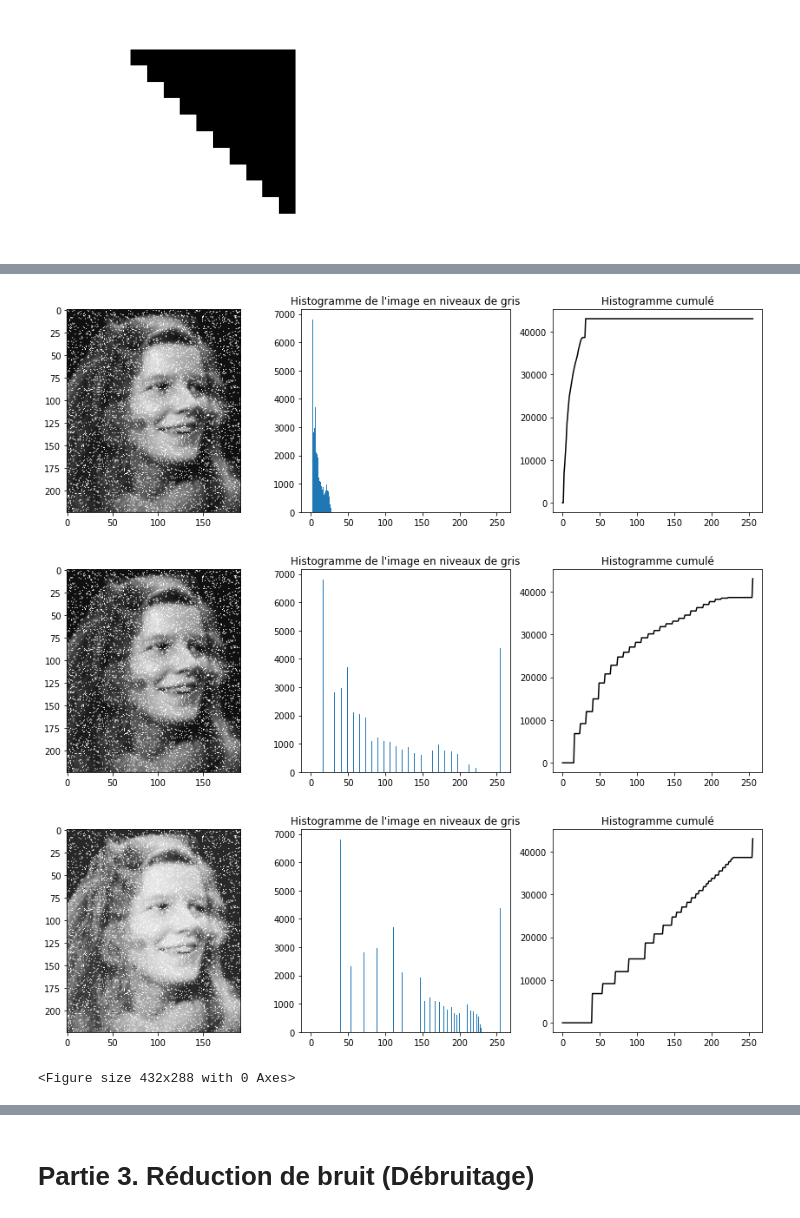
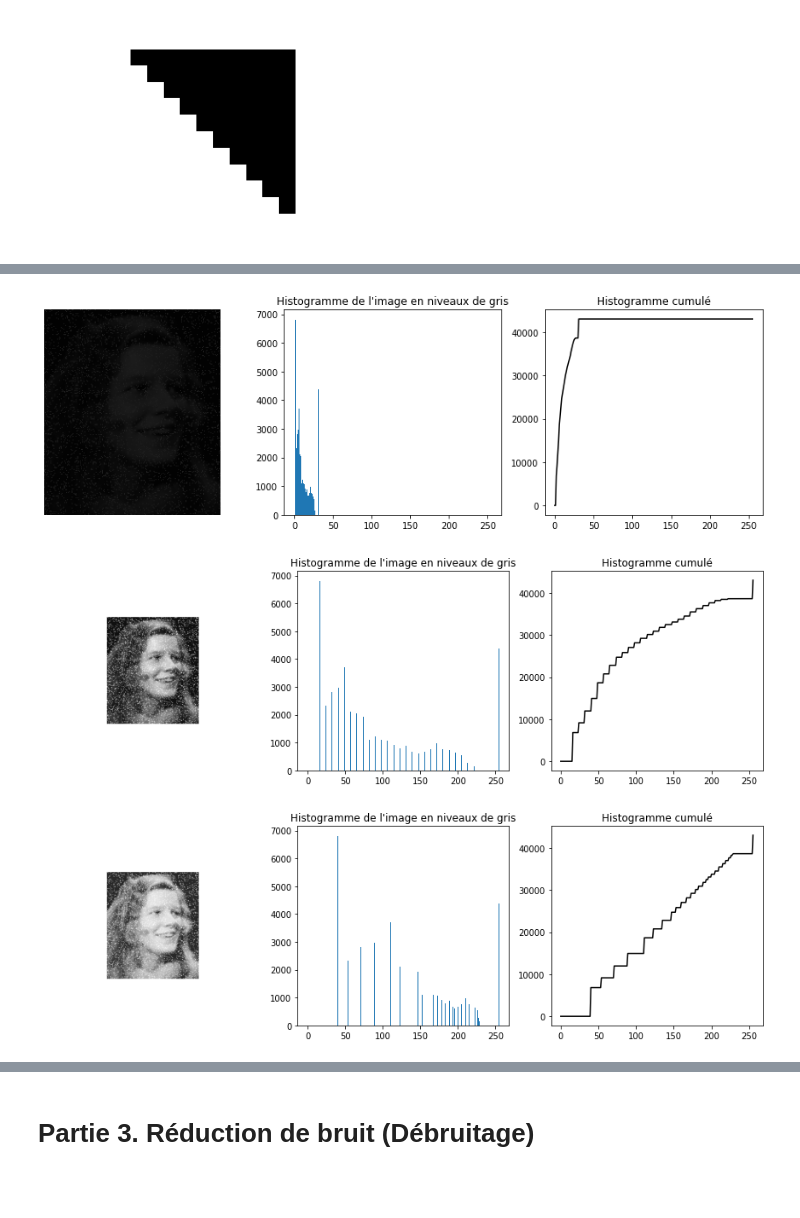
Before and after one commit to justirbs/AI_based_image_processing, a Jupyter notebook: TP1/tp1.ipynb, the cells around one changed output, grey strips where cells are left out. Drawn from its saved outputs; the diff is of its cells as text; code cells hidden in the pictures; blank space fills up the shorter version.

```diff
--- a/TP1/tp1.ipynb
+++ b/TP1/tp1.ipynb
@@ -199,7 +199,9 @@ else:
 # %% [output]
 [figure]
 # %%
-image = np.array(Image.open('histo_imageTest_entree_3D.png').convert('L'))
+image = np.array(Image.open('img/histo_imageTest_entree_3D.png').convert('L'))
+image_to_show = cv2.imread('img/histo_imageTest_entree_3D.png')
+image_to_show = cv2.cvtColor(image_to_show, cv2.COLOR_BGR2RGB)
 
 # Calculez l'histogramme de l'image en niveaux de gris
 histogram = np.histogram(image, bins=256, range=(0, 256))[0]
@@ -210,7 +212,7 @@ cumulative_histogram = np.cumsum(histogram)
 plt.figure(figsize=(12, 4))
 
 plt.subplot(1, 3, 1)
-plt.imshow(image, cmap='gray')
+plt.imshow(image_to_show)
 
 # Afficher l'histogramme
 plt.subplot(1, 3, 2)
@@ -251,7 +265,8 @@ equalized_cumulative_histogram = np.cumsum(equalized_histogram)
 plt.figure(figsize=(12, 4))
 
 plt.subplot(1, 3, 1)
-plt.imshow(image, cmap='gray')
+plt.imshow(image_to_show)
+plt.axis('off')  # Désactive les axes
 
 # Afficher l'histogramme
 plt.subplot(1, 3, 2)
@@ -266,13 +281,15 @@ plt.title("Histogramme cumulé")
 plt.tight_layout()
 plt.show()
 
-
+stretched_image_to_show = cv2.imread('img/stretched_image.png')
+stretched_image_to_show = cv2.cvtColor(stretched_image_to_show, cv2.COLOR_BGR2RGB)
 
 # Image étirée
 plt.figure(figsize=(12, 4))
 
 plt.subplot(1, 3, 1)
-plt.imshow(stretched_image, cmap='gray')
+plt.imshow(stretched_image_to_show)
+plt.axis('off')  # Désactive les axes
 
 # Afficher l'histogramme
 plt.subplot(1, 3, 2)
@@ -280,35 +297,37 @@ plt.bar(np.arange(256), stretched_histogram, width=1.0)
 plt.title("Histogramme de l'image en niveaux de gris")
 
 # Afficher l'histogramme cumulé
 plt.subplot(1, 3, 3)
 plt.plot(stretched_cumulative_histogram, color='black')
 plt.title("Histogramme cumulé")
 
 plt.tight_layout()
 plt.show()
 
 
+equalized_image_to_show = cv2.imread('img/equalized_image.png')
+equalized_image_to_show = cv2.cvtColor(equalized_image_to_show, cv2.COLOR_BGR2RGB)
 
 # Image égalisée
 plt.figure(figsize=(12, 4))
 
 plt.subplot(1, 3, 1)
-plt.imshow(equalized_image, cmap='gray')
+plt.imshow(equalized_image_to_show)
+plt.axis('off')  # Désactive les axes
 
 # Afficher l'histogramme
 plt.subplot(1, 3, 2)
 plt.bar(np.arange(256), equalized_histogram, width=1.0)
 plt.title("Histogramme de l'image en niveaux de gris")
 
 # Afficher l'histogramme cumulé
 plt.subplot(1, 3, 3)
 plt.plot(equalized_cumulative_histogram, color='black')
 plt.title("Histogramme cumulé")
 
 plt.tight_layout()
 plt.show()
 # %% [output]
-[figure, old version]
+[figure, new version]
-[figure, old version]
+[figure, new version]
-[figure, old version]
+[figure, new version]
-<Figure size 432x288 with 0 Axes>
```
Also changed, not shown: parts of 18 cells of this notebook, 7 other files.
